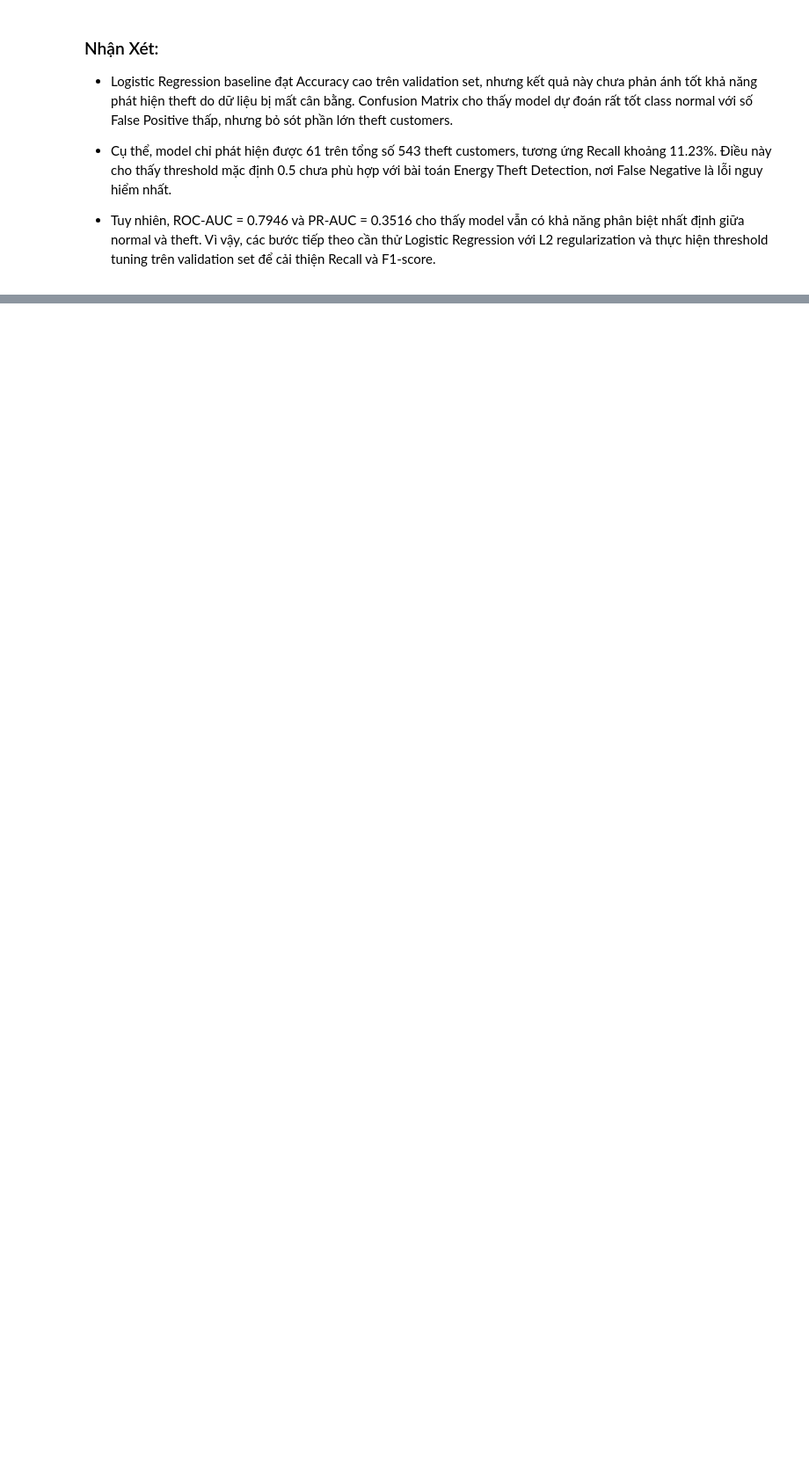
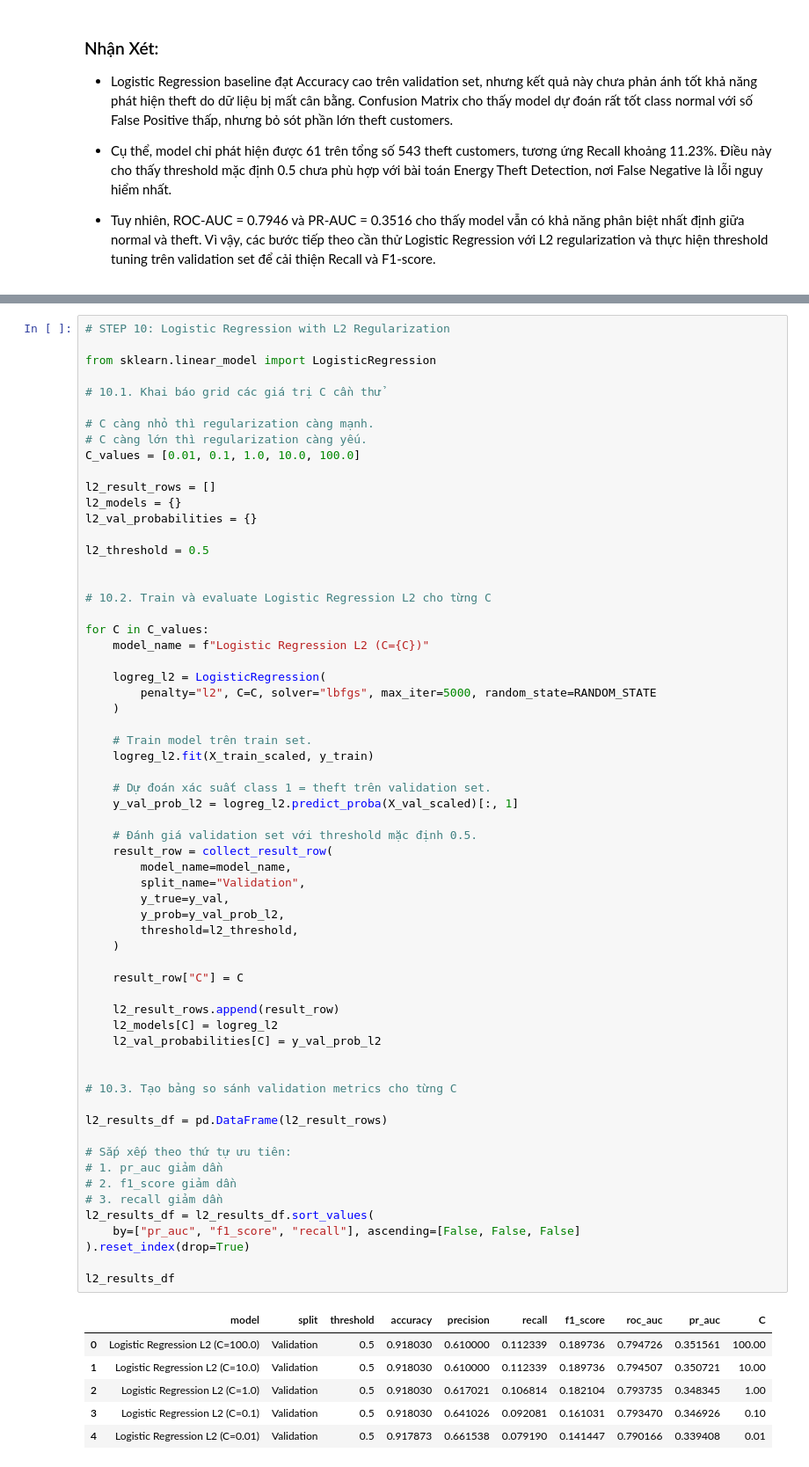
Before and after one commit to longzu-ComputerScience/CS114----ML-Project---Energy-Theft-Detection, a Jupyter notebook: notebooks/model_training_quoc_thai.ipynb, the cells around one changed output, grey strips where cells are left out. Shown at 88% size. Cells and saved outputs as stored; diff of their text form; blank space fills up the shorter version.

```diff
--- a/notebooks/model_training_quoc_thai.ipynb
+++ b/notebooks/model_training_quoc_thai.ipynb
@@ -501,0 +528,69 @@ baseline_val_cm = plot_confusion_matrix_custom(
+# %%
+# STEP 10: Logistic Regression with L2 Regularization
+
+from sklearn.linear_model import LogisticRegression
+
+# 10.1. Khai báo grid các giá trị C cần thử
+
+# C càng nhỏ thì regularization càng mạnh.
+# C càng lớn thì regularization càng yếu.
+C_values = [0.01, 0.1, 1.0, 10.0, 100.0]
+
+l2_result_rows = []
+l2_models = {}
+l2_val_probabilities = {}
+
+l2_threshold = 0.5
+
+
+# 10.2. Train và evaluate Logistic Regression L2 cho từng C
+
+for C in C_values:
+    model_name = f"Logistic Regression L2 (C={C})"
+
+    logreg_l2 = LogisticRegression(
+        penalty="l2", C=C, solver="lbfgs", max_iter=5000, random_state=RANDOM_STATE
+    )
+
+    # Train model trên train set.
+    logreg_l2.fit(X_train_scaled, y_train)
+
+    # Dự đoán xác suất class 1 = theft trên validation set.
+    y_val_prob_l2 = logreg_l2.predict_proba(X_val_scaled)[:, 1]
+
+    # Đánh giá validation set với threshold mặc định 0.5.
+    result_row = collect_result_row(
+        model_name=model_name,
+        split_name="Validation",
+        y_true=y_val,
+        y_prob=y_val_prob_l2,
+        threshold=l2_threshold,
+    )
+
+    result_row["C"] = C
+
+    l2_result_rows.append(result_row)
+    l2_models[C] = logreg_l2
+    l2_val_probabilities[C] = y_val_prob_l2
+
+
+# 10.3. Tạo bảng so sánh validation metrics cho từng C
+
+l2_results_df = pd.DataFrame(l2_result_rows)
+
+# Sắp xếp theo thứ tự ưu tiên:
+# 1. pr_auc giảm dần
+# 2. f1_score giảm dần
+# 3. recall giảm dần
+l2_results_df = l2_results_df.sort_values(
+    by=["pr_auc", "f1_score", "recall"], ascending=[False, False, False]
+).reset_index(drop=True)
+
+l2_results_df
+# %% [output]
+|  | model | split | threshold | accuracy | precision | recall | f1_score | roc_auc | pr_auc | C |
+| 0 | Logistic Regression L2 (C=100.0) | Validation | 0.5 | 0.918030 | 0.610000 | 0.112339 | 0.189736 | 0.794726 | 0.351561 | 100.00 |
+| 1 | Logistic Regression L2 (C=10.0) | Validation | 0.5 | 0.918030 | 0.610000 | 0.112339 | 0.189736 | 0.794507 | 0.350721 | 10.00 |
+| 2 | Logistic Regression L2 (C=1.0) | Validation | 0.5 | 0.918030 | 0.617021 | 0.106814 | 0.182104 | 0.793735 | 0.348345 | 1.00 |
+| 3 | Logistic Regression L2 (C=0.1) | Validation | 0.5 | 0.918030 | 0.641026 | 0.092081 | 0.161031 | 0.793470 | 0.346926 | 0.10 |
+| 4 | Logistic Regression L2 (C=0.01) | Validation | 0.5 | 0.917873 | 0.661538 | 0.079190 | 0.141447 | 0.790166 | 0.339408 | 0.01 |
```
Also changed, not shown: parts of 5 cells of this notebook.
